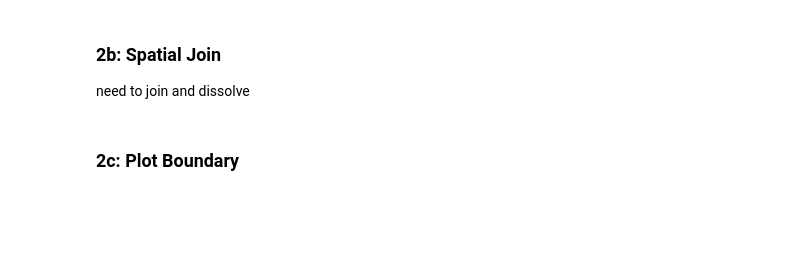
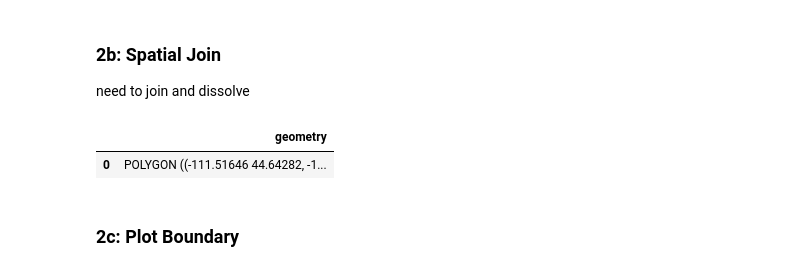
Before and after one commit to rainihelmstadter/snow-drought-modeling, a Jupyter notebook: code/01-data-download.ipynb, the cells around one changed output. Drawn from its saved outputs; the diff is of its cells as text; code cells hidden in the pictures; blank space fills up the shorter version.

```diff
--- a/code/01-data-download.ipynb
+++ b/code/01-data-download.ipynb
@@ -168,0 +119,7 @@ gdf.hvplot(
+# %%
+# Filter to Missouri Headwaters headwaters (huc6 = 100200)
+huc8_missouri = huc8_bbox[huc8_bbox["huc8"].str.startswith("1002")].copy()
+
+# Check HUC8s in Missouri Headwaters
+print(f"\nMissouri Headwaters HUC8s: {len(huc8_missouri)}")
+print(huc8_missouri[["HUC8", "name"]].to_string())
@@ -168,0 +137,24 @@ gdf.hvplot(
+# %%
+# Visual Inspection
+
+# Set CRS
+huc8_missouri = huc8_missouri.set_crs("EPSG:4326")
+
+# Make plot
+huc8_plot = huc8_missouri.hvplot.polygons(
+    geo=True,
+    tiles="EsriNatGeo",
+    alpha=0.4,
+    line_color="black",
+    line_width=0.8,
+    color="name",
+    cmap="tab20",
+    hover_cols=["huc8", "name"],
+    title="Missouri Headwaters HUC8 Watersheds — SW Montana",
+    width=900,
+    height=700,
+    legend=False
+)
+
+# Show plot
+huc8_plot
@@ -169,5 +163,15 @@ gdf.hvplot(
 # %% [markdown]
 ### 2b: Spatial Join
 need to join and dissolve
+# %%
+# Set study area boundary
+mhw_gdf = huc8_missouri.dissolve().reset_index()[['geometry']]
+mhw_gdf = mhw_gdf.set_crs('EPSG:4326')
+
+# check it out
+mhw_gdf
+# %% [output]
+|  | geometry |
+| 0 | POLYGON ((-111.51646 44.64282, -1... |
 # %% [markdown]
 ### 2c: Plot Boundary
```
Also changed, not shown: parts of 8 cells of this notebook, 2 other files.
